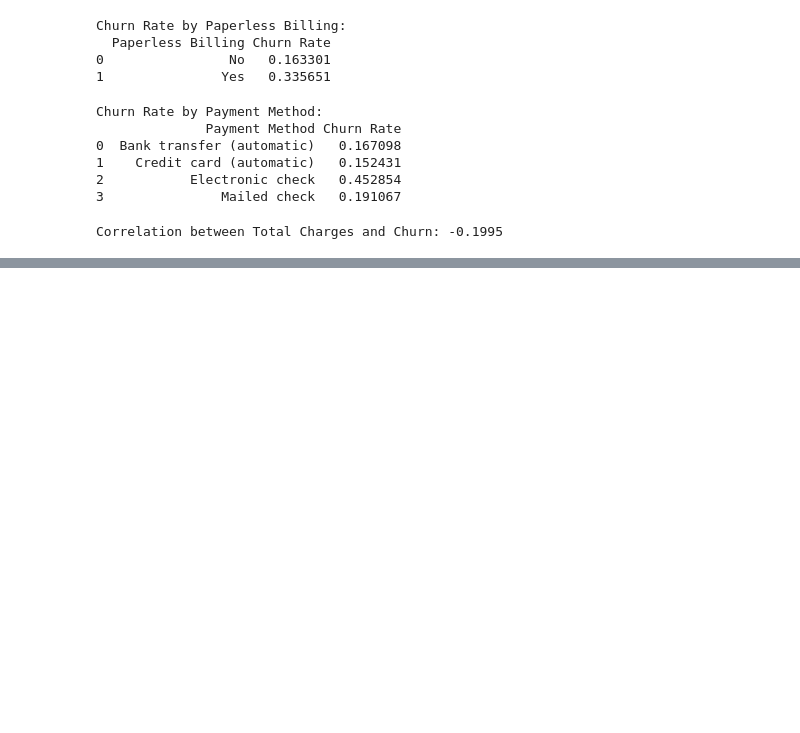
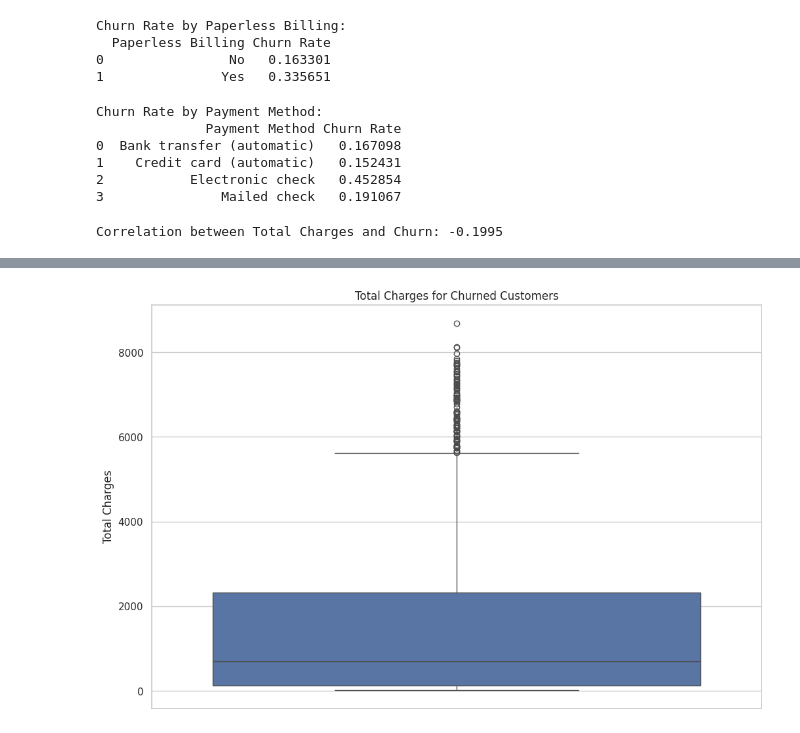
Before and after one commit to jojoshawer/girlsai, a Jupyter notebook: Untitled0.ipynb, the cells around one changed output, grey strips where cells are left out. Saved outputs shown, nothing was run; the diff lists cells and outputs as text; code cells hidden in the pictures; blank space fills up the shorter version.

```diff
--- a/Untitled0.ipynb
+++ b/Untitled0.ipynb
@@ -406,0 +392,9 @@ Passing `palette` without assigning `hue` is deprecated and will be removed in v
+# %%
+# Analyze Total Charges for churned customers only
+plt.figure(figsize=(12, 8))  # Adjust size if 30x26 is too large for display
+sns.boxplot(y='TotalCharges', data=churned_only)
+plt.title('Total Charges for Churned Customers')
+plt.ylabel('Total Charges')
+plt.show()
+# %% [output]
+[figure, added]
```
Also changed, not shown: parts of 5 cells of this notebook.
